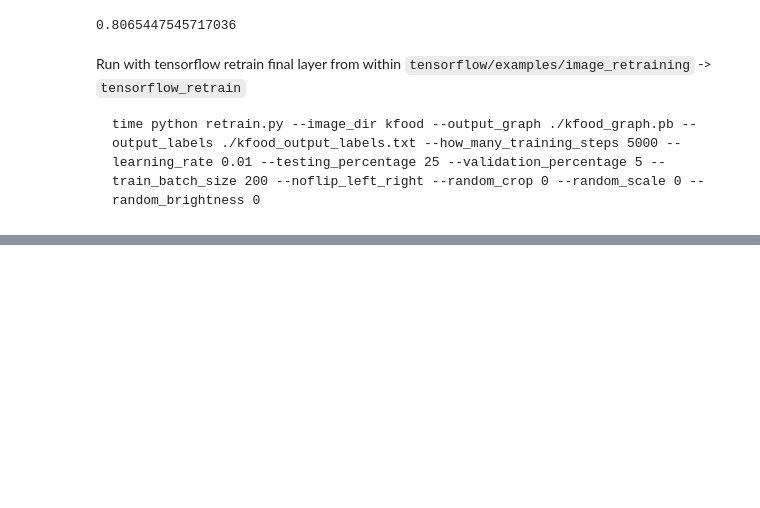
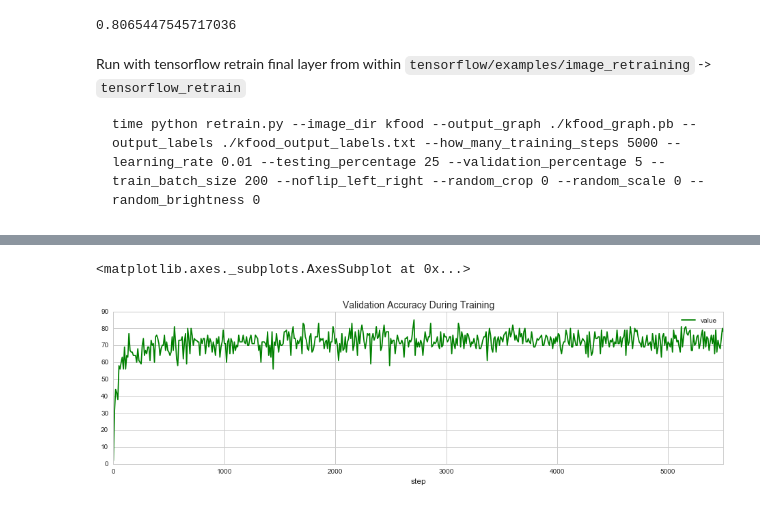
Before and after one commit to tonyslowdown/deep-features, a Jupyter notebook: kfood.ipynb, the cells around one changed output, grey strips where cells are left out. Saved outputs shown, nothing was run; the diff lists cells and outputs as text; code cells hidden in the pictures; blank space fills up the shorter version.

```diff
--- a/kfood.ipynb
+++ b/kfood.ipynb
@@ -858,0 +891,5 @@ training_steps learning_rate train_batch_size flip_left_right random_crop random
+# %%
+pd.DataFrame(valid_acc).plot(kind='line', x='step', y='value', figsize=(16, 4), title="Validation Accuracy During Training", color='green')
+# %% [output]
+<matplotlib.axes._subplots.AxesSubplot at 0x...>
+[figure, added]
```
Also changed, not shown: parts of 18 cells of this notebook, 13 other files.
